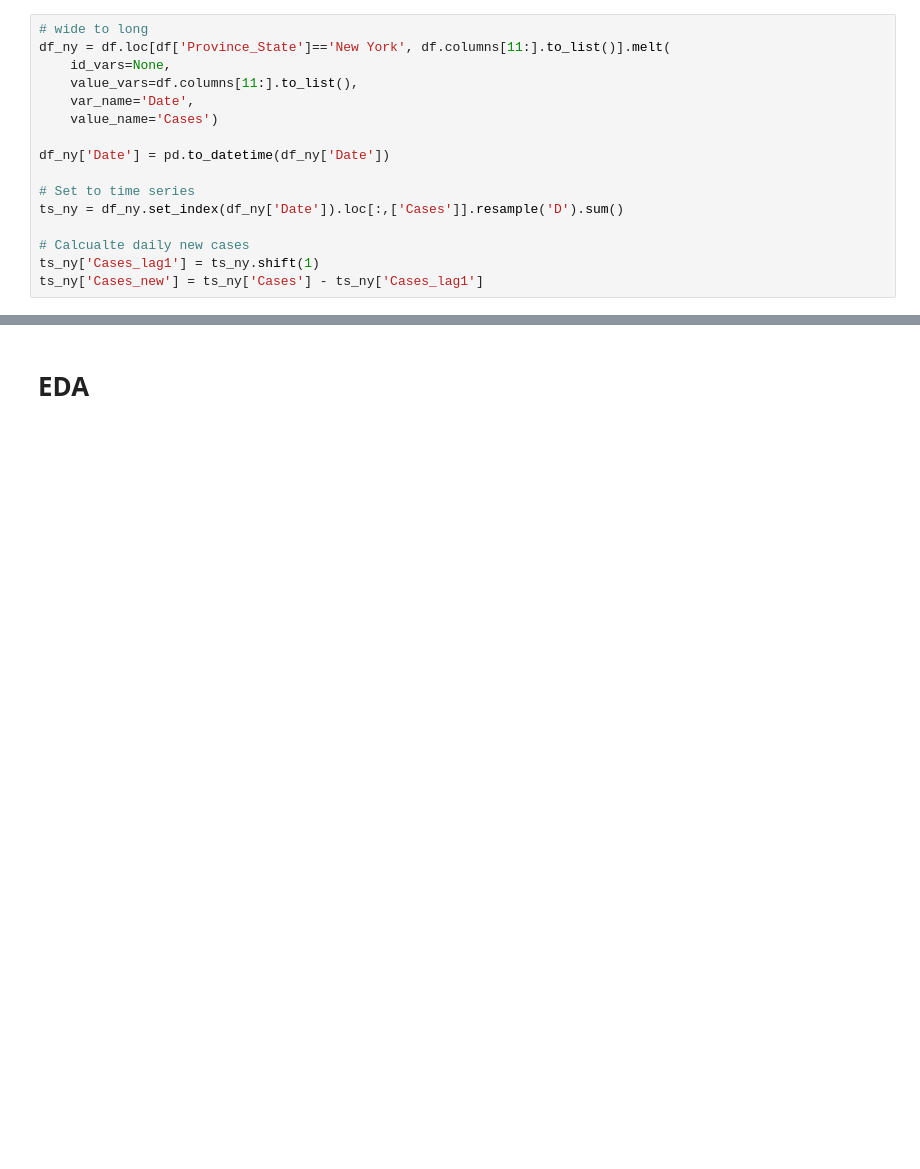
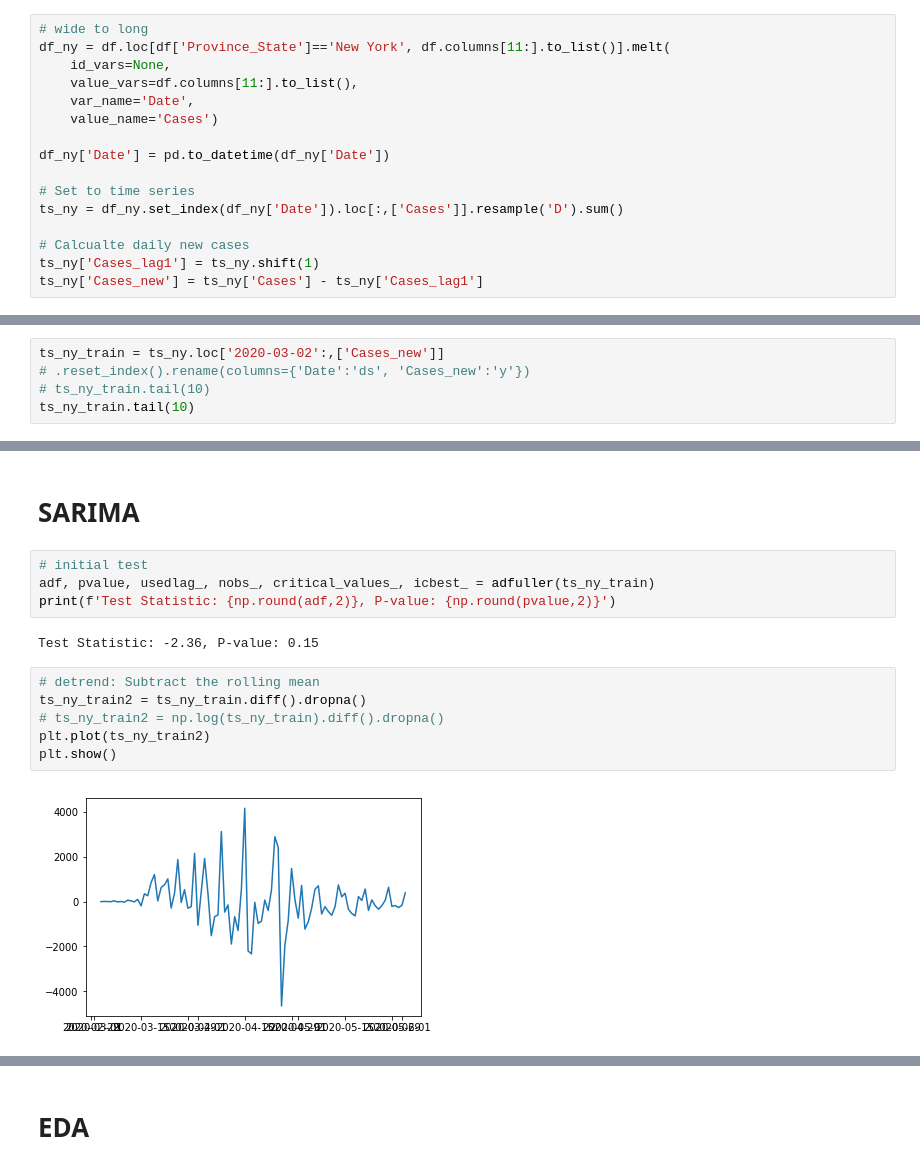
Before and after one commit to heyuping0331/forecasting_covid19_new_cases, a Jupyter notebook: covid19_forecast.ipynb, the cells around one changed output, grey strips where cells are left out. Drawn from its saved outputs; the diff is of its cells as text; blank space fills up the shorter version.

```diff
--- a/covid19_forecast.ipynb
+++ b/covid19_forecast.ipynb
@@ -62,0 +67,5 @@ plt.show()
+# %%
+ts_ny_train = ts_ny.loc['2020-03-02':,['Cases_new']]
+# .reset_index().rename(columns={'Date':'ds', 'Cases_new':'y'})
+# ts_ny_train.tail(10)
+ts_ny_train.tail(10)
@@ -62,0 +85,16 @@ plt.show()
+# %% [markdown]
+# SARIMA
+# %%
+# initial test
+adf, pvalue, usedlag_, nobs_, critical_values_, icbest_ = adfuller(ts_ny_train)
+print(f'Test Statistic: {np.round(adf,2)}, P-value: {np.round(pvalue,2)}')
+# %% [output]
+Test Statistic: -2.36, P-value: 0.15
+# %%
+# detrend: Subtract the rolling mean
+ts_ny_train2 = ts_ny_train.diff().dropna()
+# ts_ny_train2 = np.log(ts_ny_train).diff().dropna()
+plt.plot(ts_ny_train2)
+plt.show()
+# %% [output]
+[figure, added]
```
Also changed, not shown: parts of 30 cells of this notebook.
